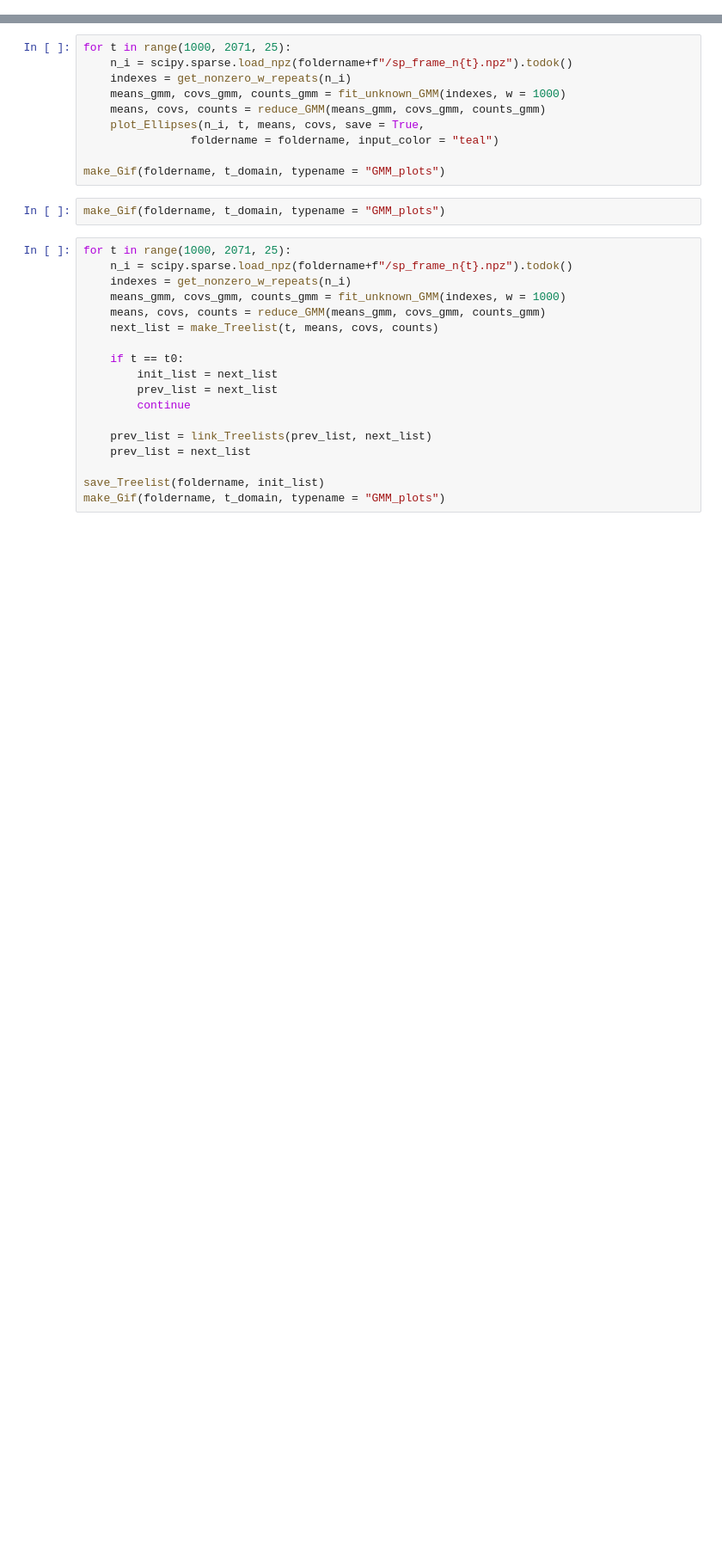
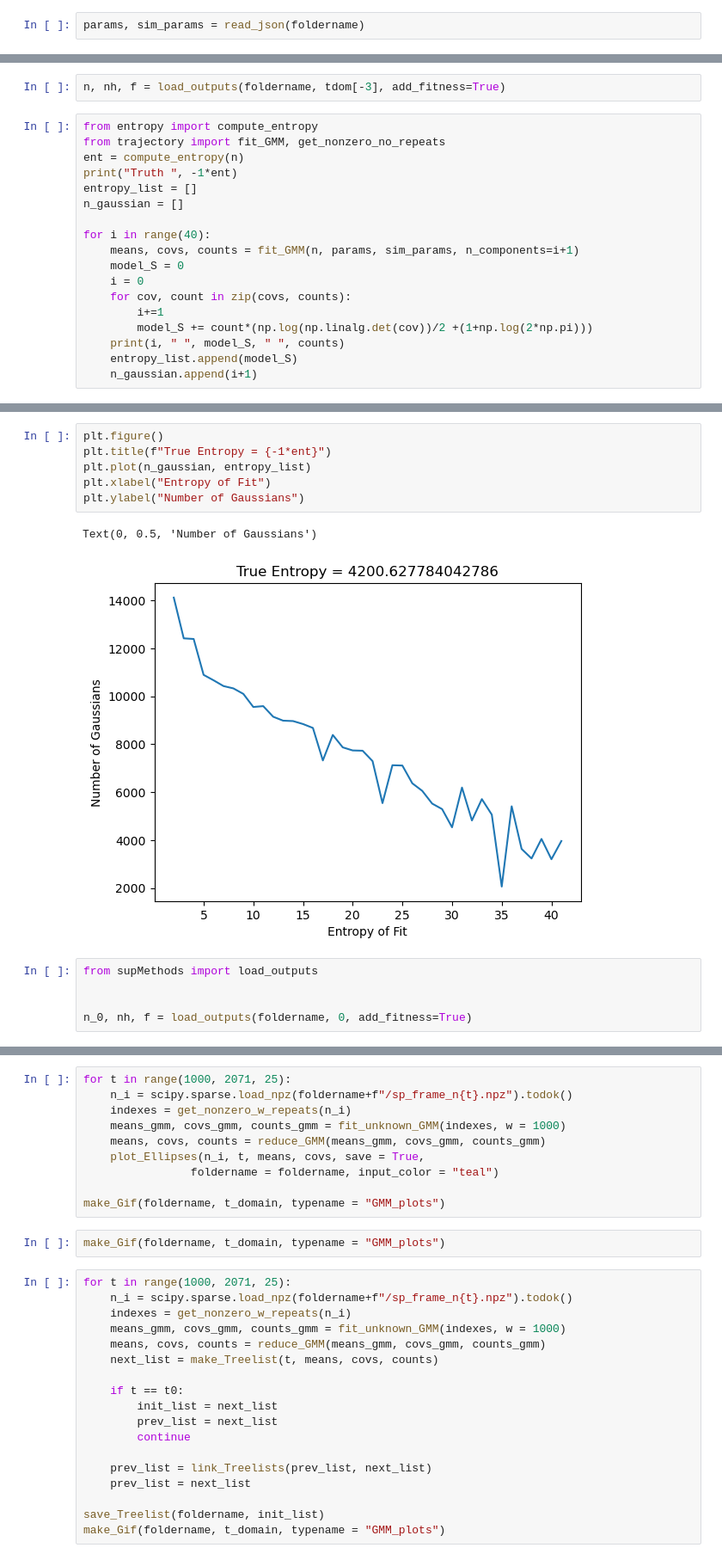
Before and after one commit to zhizhang1445/CRISPR_Sim, a Jupyter notebook: Unittest/tracking.ipynb, the cells around one changed output, grey strips where cells are left out. Shown at 86% size. Saved outputs shown, nothing was run; the diff lists cells and outputs as text; blank space fills up the shorter version.

```diff
--- a/Unittest/tracking.ipynb
+++ b/Unittest/tracking.ipynb
@@ -58,0 +20,2 @@ t_domain = np.arange(t0, tf, dt)
+# %%
+params, sim_params = read_json(foldername)
@@ -58,0 +26,20 @@ t_domain = np.arange(t0, tf, dt)
+# %%
+n, nh, f = load_outputs(foldername, tdom[-3], add_fitness=True)
+# %%
+from entropy import compute_entropy
+from trajectory import fit_GMM, get_nonzero_no_repeats
+ent = compute_entropy(n)
+print("Truth ", -1*ent)
+entropy_list = []
+n_gaussian = []
+
+for i in range(40):
+    means, covs, counts = fit_GMM(n, params, sim_params, n_components=i+1)
+    model_S = 0
+    i = 0
+    for cov, count in zip(covs, counts):
+        i+=1
+        model_S += count*(np.log(np.linalg.det(cov))/2 +(1+np.log(2*np.pi)))
+    print(i, " ", model_S, " ", counts)
+    entropy_list.append(model_S)
+    n_gaussian.append(i+1)
@@ -58,0 +64,14 @@ t_domain = np.arange(t0, tf, dt)
+# %%
+plt.figure()
+plt.title(f"True Entropy = {-1*ent}")
+plt.plot(n_gaussian, entropy_list)
+plt.xlabel("Entropy of Fit")
+plt.ylabel("Number of Gaussians")
+# %% [output]
+Text(0, 0.5, 'Number of Gaussians')
+[figure, added]
+# %%
+from supMethods import load_outputs
+
+
+n_0, nh, f = load_outputs(foldername, 0, add_fitness=True)
```
Also changed, not shown: parts of 14 cells of this notebook, 3 other files.
